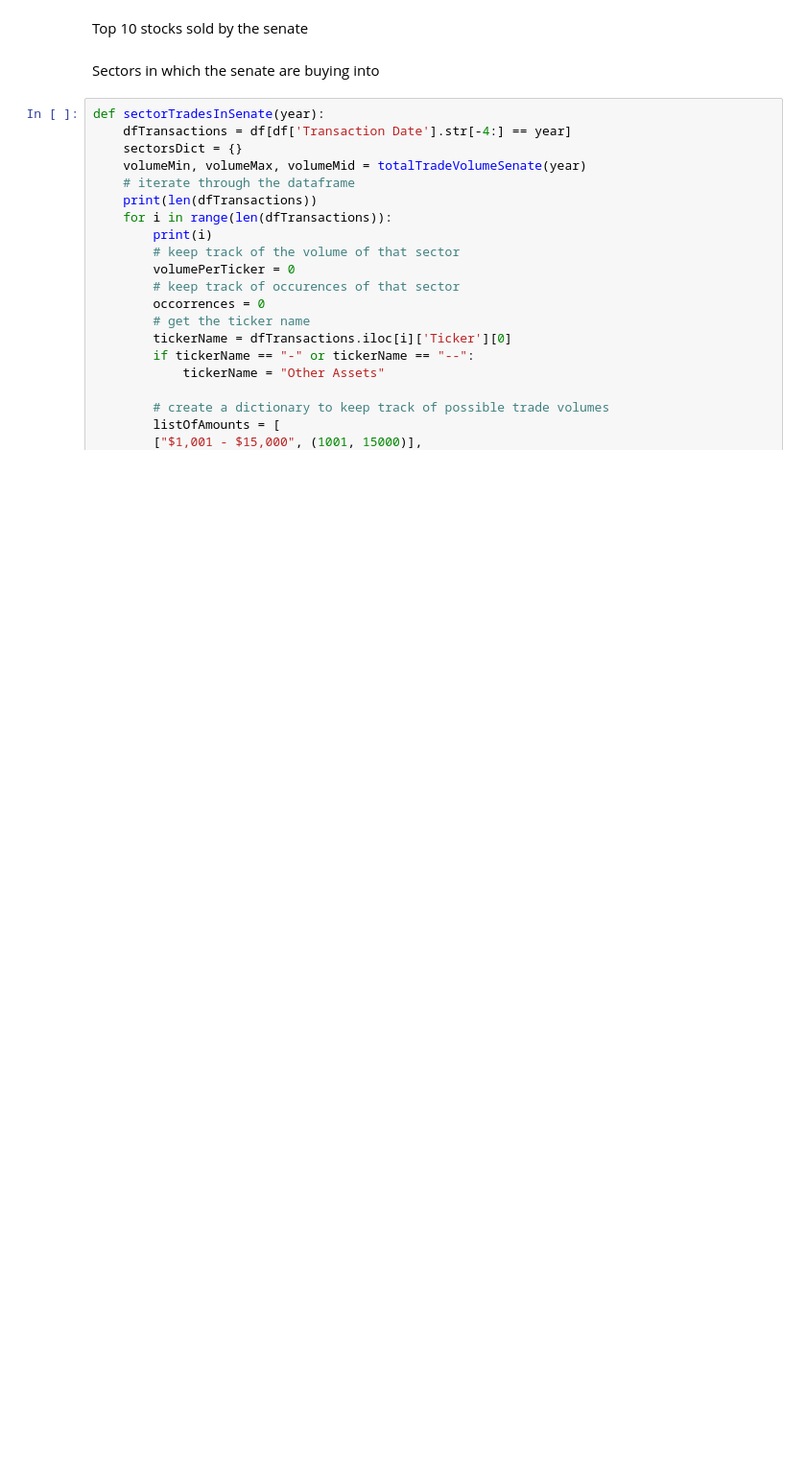
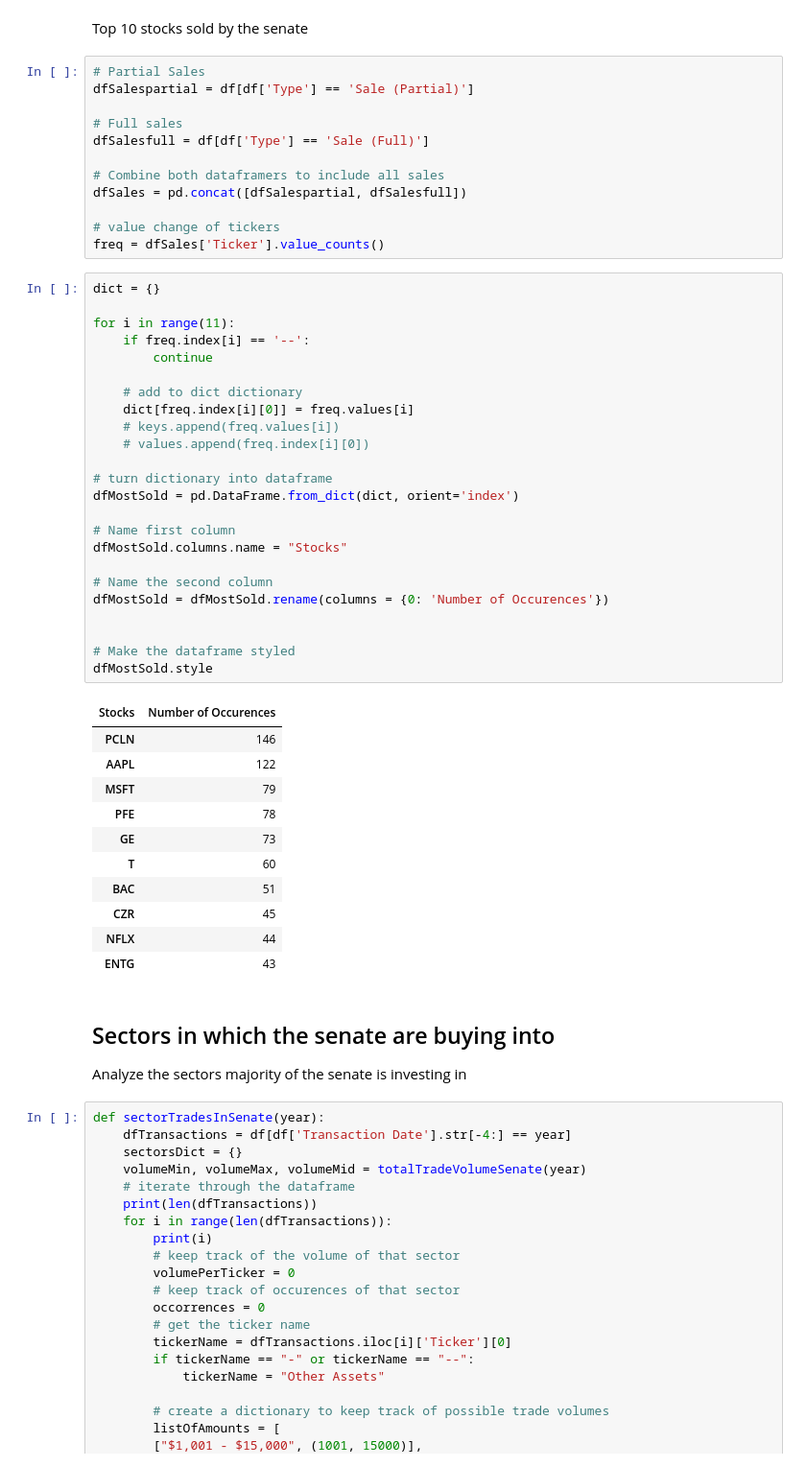
Before and after one commit to InsiderUnlocked/Insider-Unlocked, a Jupyter notebook: Data Science/notebook.ipynb, the cells around one changed output. Shown: that part at 96% size. Cells and saved outputs as stored; diff of their text form; blank space fills up the shorter version.

```diff
--- a/Data Science/notebook.ipynb
+++ b/Data Science/notebook.ipynb
@@ -504,7 +561,56 @@ Top 10 stocks purchased by the senate
 # %% [markdown]
 Top 10 stocks sold by the senate
+# %%
+# Partial Sales
+dfSalespartial = df[df['Type'] == 'Sale (Partial)']
+
+# Full sales
+dfSalesfull = df[df['Type'] == 'Sale (Full)']
+
+# Combine both dataframers to include all sales
+dfSales = pd.concat([dfSalespartial, dfSalesfull])
+
+# value change of tickers
+freq = dfSales['Ticker'].value_counts()
+# %%
+dict = {}
+
+for i in range(11):
+    if freq.index[i] == '--':
+        continue
+
+    # add to dict dictionary
+    dict[freq.index[i][0]] = freq.values[i]
+    # keys.append(freq.values[i])
+    # values.append(freq.index[i][0])
+
+# turn dictionary into dataframe
+dfMostSold = pd.DataFrame.from_dict(dict, orient='index')
+
+# Name first column
+dfMostSold.columns.name = "Stocks"
+
+# Name the second column
+dfMostSold = dfMostSold.rename(columns = {0: 'Number of Occurences'})
+
+
+# Make the dataframe styled
+dfMostSold.style
+# %% [output]
+| Stocks | Number of Occurences |
+| PCLN | 146 |
+| AAPL | 122 |
+| MSFT | 79 |
+| PFE | 78 |
+| GE | 73 |
+| T | 60 |
+| BAC | 51 |
+| CZR | 45 |
+| NFLX | 44 |
+| ENTG | 43 |
 # %% [markdown]
-Sectors in which the senate are buying into
+## Sectors in which the senate are buying into
+Analyze the sectors majority of the senate is investing in
 # %%
 def sectorTradesInSenate(year):
     dfTransactions = df[df['Transaction Date'].str[-4:] == year]
```
Also changed, not shown: parts of 24 cells of this notebook, 1 other file.
